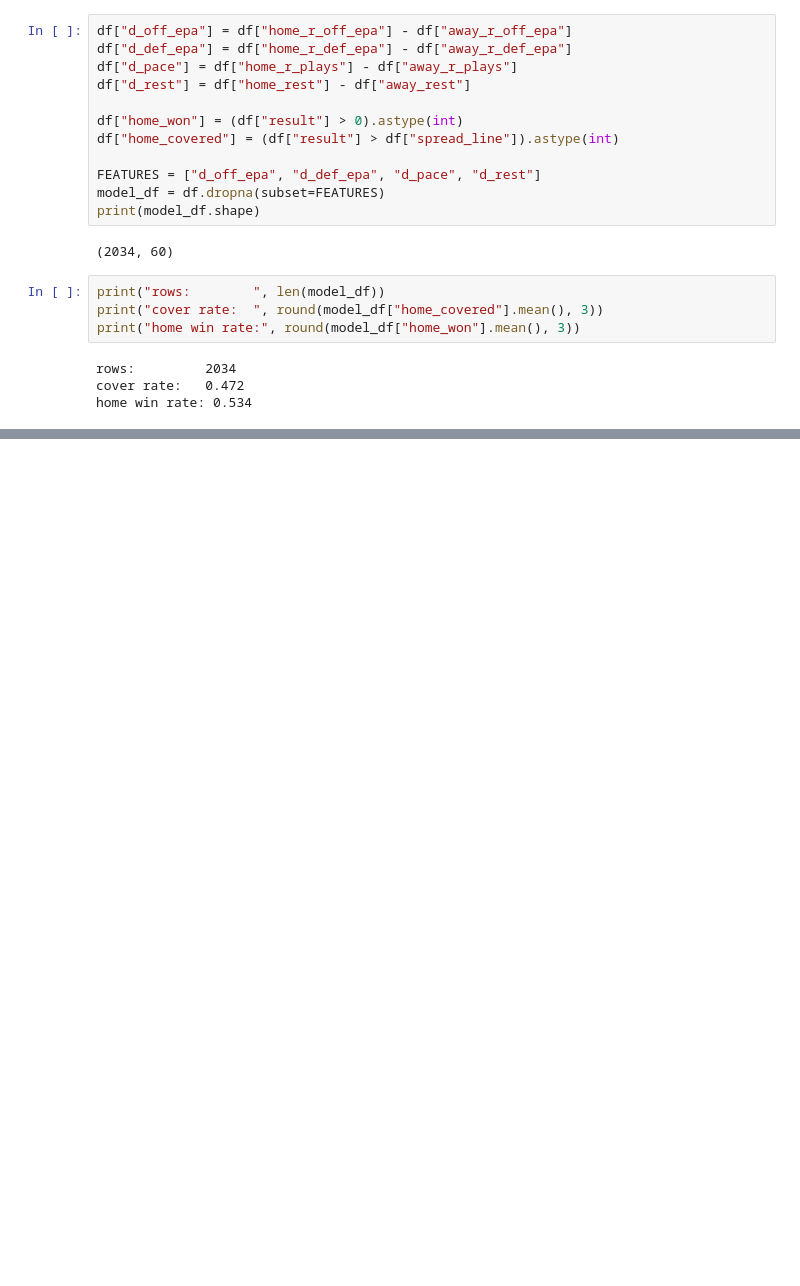
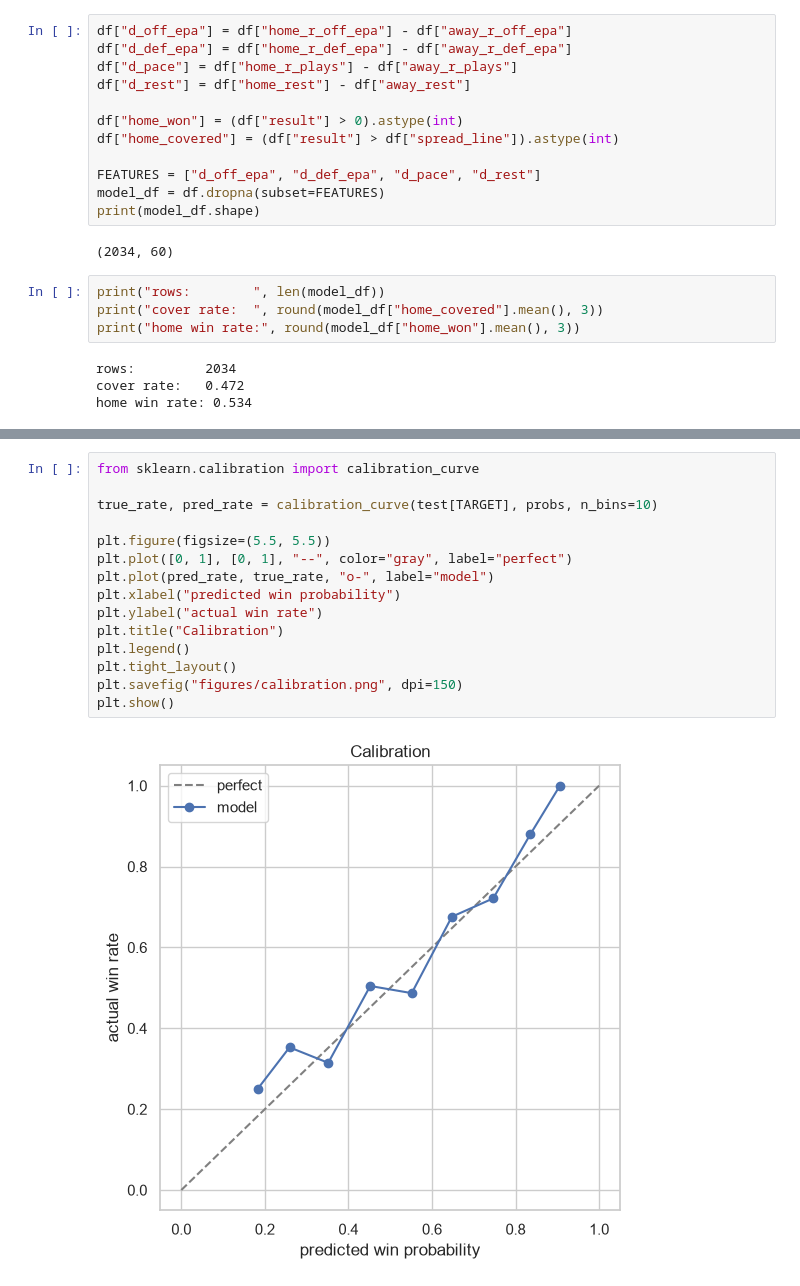
Before and after one commit to natcol06/nfl-spread-model, a Jupyter notebook: explore.ipynb, the cells around one changed output, grey strips where cells are left out. Drawn from its saved outputs; the diff is of its cells as text; blank space fills up the shorter version.

```diff
--- a/explore.ipynb
+++ b/explore.ipynb
@@ -167,0 +256,17 @@ home win rate: 0.534
+# %%
+from sklearn.calibration import calibration_curve
+
+true_rate, pred_rate = calibration_curve(test[TARGET], probs, n_bins=10)
+
+plt.figure(figsize=(5.5, 5.5))
+plt.plot([0, 1], [0, 1], "--", color="gray", label="perfect")
+plt.plot(pred_rate, true_rate, "o-", label="model")
+plt.xlabel("predicted win probability")
+plt.ylabel("actual win rate")
+plt.title("Calibration")
+plt.legend()
+plt.tight_layout()
+plt.savefig("figures/calibration.png", dpi=150)
+plt.show()
+# %% [output]
+[figure, added]
```
Also changed, not shown: parts of 13 cells of this notebook, 3 other files.
